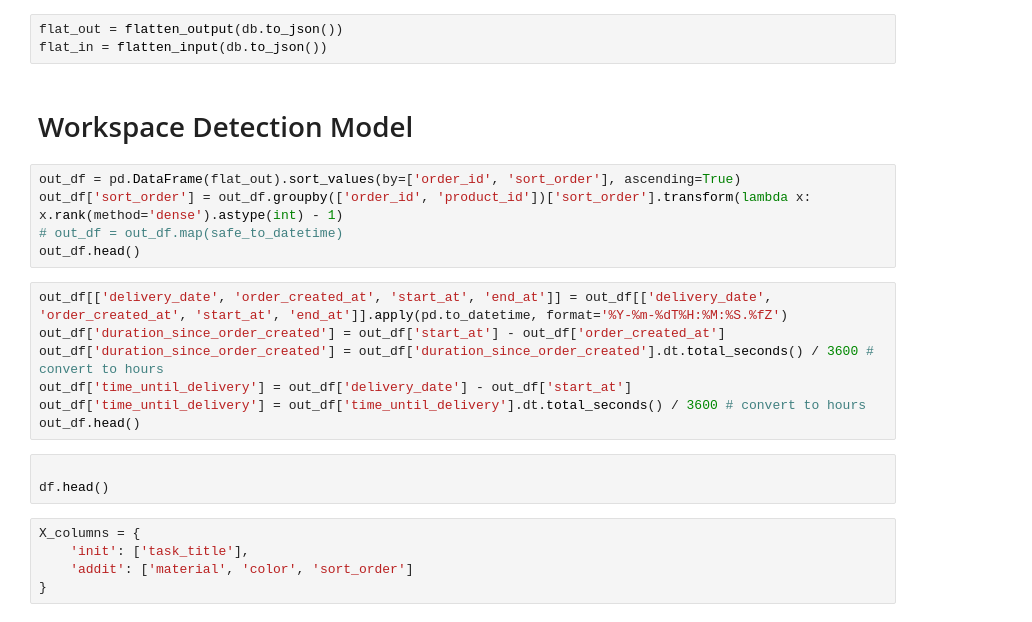
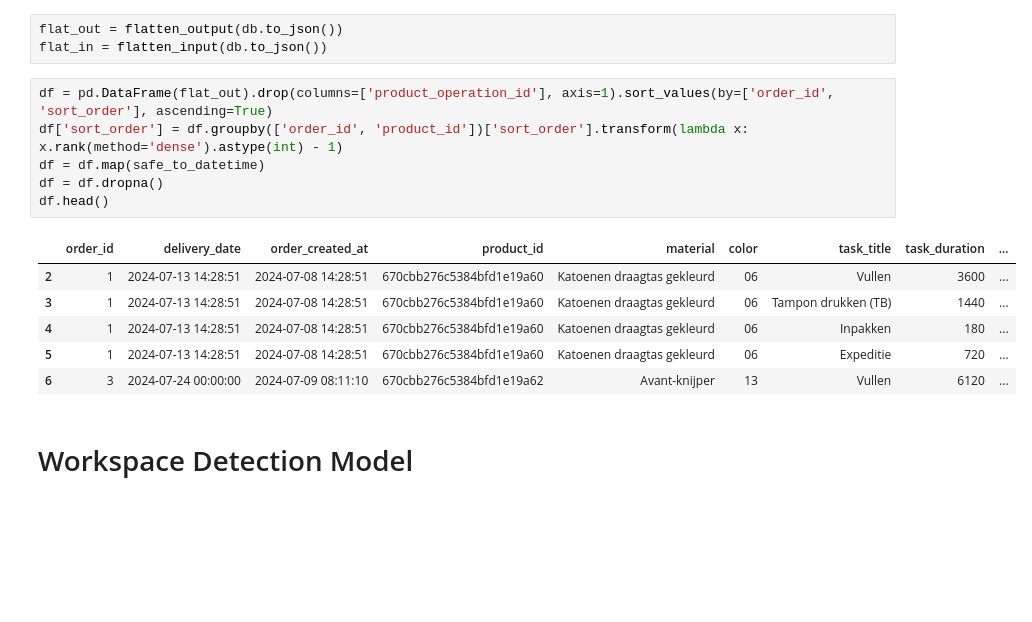
Before and after one commit to distervplays/GrafiStoreMLAPI, a Jupyter notebook: model_notebook.ipynb, the cells around one changed output. Saved outputs shown, nothing was run; the diff lists cells and outputs as text; blank space fills up the shorter version.

```diff
--- a/model_notebook.ipynb
+++ b/model_notebook.ipynb
@@ -38,25 +43,18 @@ play_data: list[dict] = api.play_data
 # %%
 flat_out = flatten_output(db.to_json())
 flat_in = flatten_input(db.to_json())
+# %%
+df = pd.DataFrame(flat_out).drop(columns=['product_operation_id'], axis=1).sort_values(by=['order_id', 'sort_order'], ascending=True)
+df['sort_order'] = df.groupby(['order_id', 'product_id'])['sort_order'].transform(lambda x: x.rank(method='dense').astype(int) - 1)
+df = df.map(safe_to_datetime)
+df = df.dropna()
+df.head()
+# %% [output]
+|  | order_id | delivery_date | order_created_at | product_id | material | color | task_title | task_duration | ... |
+| 2 | 1 | 2024-07-13 14:28:51 | 2024-07-08 14:28:51 | 670cbb276c5384bfd1e19a60 | Katoenen draagtas gekleurd | 06 | Vullen | 3600 | ... |
+| 3 | 1 | 2024-07-13 14:28:51 | 2024-07-08 14:28:51 | 670cbb276c5384bfd1e19a60 | Katoenen draagtas gekleurd | 06 | Tampon drukken (TB) | 1440 | ... |
+| 4 | 1 | 2024-07-13 14:28:51 | 2024-07-08 14:28:51 | 670cbb276c5384bfd1e19a60 | Katoenen draagtas gekleurd | 06 | Inpakken | 180 | ... |
+| 5 | 1 | 2024-07-13 14:28:51 | 2024-07-08 14:28:51 | 670cbb276c5384bfd1e19a60 | Katoenen draagtas gekleurd | 06 | Expeditie | 720 | ... |
+| 6 | 3 | 2024-07-24 00:00:00 | 2024-07-09 08:11:10 | 670cbb276c5384bfd1e19a62 | Avant-knijper | 13 | Vullen | 6120 | ... |
 # %% [markdown]
 # Workspace Detection Model
-# %%
-out_df = pd.DataFrame(flat_out).sort_values(by=['order_id', 'sort_order'], ascending=True)
-out_df['sort_order'] = out_df.groupby(['order_id', 'product_id'])['sort_order'].transform(lambda x: x.rank(method='dense').astype(int) - 1)
-# out_df = out_df.map(safe_to_datetime)
-out_df.head()
-# %%
-out_df[['delivery_date', 'order_created_at', 'start_at', 'end_at']] = out_df[['delivery_date', 'order_created_at', 'start_at', 'end_at']].apply(pd.to_datetime, format='%Y-%m-%dT%H:%M:%S.%fZ')
-out_df['duration_since_order_created'] = out_df['start_at'] - out_df['order_created_at']
-out_df['duration_since_order_created'] = out_df['duration_since_order_created'].dt.total_seconds() / 3600 # convert to hours
-out_df['time_until_delivery'] = out_df['delivery_date'] - out_df['start_at']
-out_df['time_until_delivery'] = out_df['time_until_delivery'].dt.total_seconds() / 3600 # convert to hours
-out_df.head()
-# %%
-
-df.head()
-# %%
-X_columns = {
-    'init': ['task_title'],
-    'addit': ['material', 'color', 'sort_order']
-}
```
Also changed, not shown: parts of 48 cells of this notebook, 12 other files.
